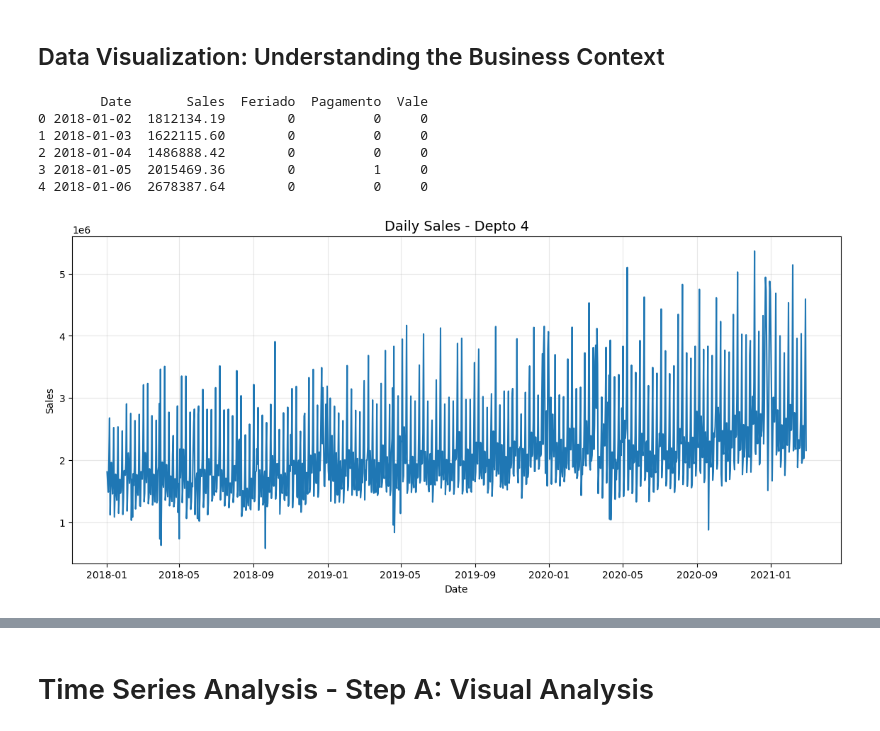
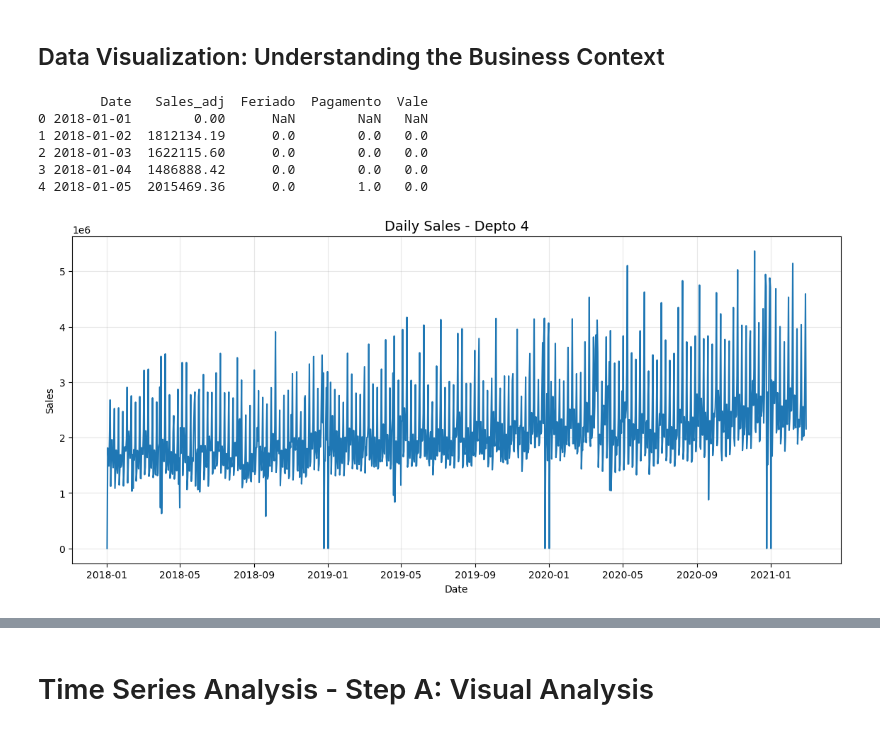
Before and after one commit to RakellM/ASN-DSA-T5, a Jupyter notebook: 33-ST/Homework/Project_1.ipynb, the cells around one changed output, grey strips where cells are left out. Drawn from its saved outputs; the diff is of its cells as text; code cells hidden in the pictures.

```diff
--- a/33-ST/Homework/Project_1.ipynb
+++ b/33-ST/Homework/Project_1.ipynb
@@ -776,3 +776,5 @@ df_complete = pd.DataFrame(
 
 # merge with original data
 df_complete = df_complete.merge(df_dep, on=['Date', 'Departamento'], how='left')
+df_complete['year_month'] = df_complete['Date'].dt.to_period('M')
+df_complete['payment_weekday'] = df_complete['Date'].dt.day_name()
@@ -1049,0 +1378,8 @@ print(check_payday[check_payday["day_name"] == "Monday"])
+# %%
+df_complete = df_complete.merge(results_payday_range_df[['payment_date']], left_on='Date', right_on='payment_date', how='left')
+
+# Add flags
+df_complete['is_calculated_payment_day'] = df_complete['Date'] == df_complete['payment_date']
+df_complete['payment_matches_rule'] = (df_complete['Pagamento'] == 1) & (df_complete['is_calculated_payment_day'] == True)
+
+df_complete
@@ -1049,0 +1757,19 @@ print(check_payday[check_payday["day_name"] == "Monday"])
+# %%
+# Generate all Vale dates
+vale_dates = []
+for year in range(2018, 2022):
+    for month in range(1, 13):
+        dates = get_vale_date(year, month, df_complete)
+        if dates:
+            for d in dates:
+                vale_dates.append({
+                    'year': year,
+                    'month': month,
+                    'vale_date': d,
+                    'day_of_month': d.day,
+                    'weekday': d.strftime('%A')
+                })
+
+vale_dates_df = pd.DataFrame(vale_dates)
+print(f"Total Vale dates generated: {len(vale_dates_df)}")
+print(vale_dates_df.head(20))
@@ -1049,0 +1810,8 @@ print(check_payday[check_payday["day_name"] == "Monday"])
+# %%
+df_complete = df_complete.merge(vale_dates_df[['vale_date']], left_on='Date', right_on='vale_date', how='left')
+
+# Add flags
+df_complete['is_calculated_vale_day'] = df_complete['Date'] == df_complete['vale_date']
+df_complete['vale_matches_rule'] = (df_complete['Vale'] == 1) & (df_complete['is_calculated_vale_day'] == True)
+
+# df_complete
@@ -1109,32 +1934,32 @@ Frequency table of categorical variable (with percentage and total):
 ## Data Visualization: Understanding the Business Context
 # %%
 # aggregate by date
-df_daily = df_dep.groupby("Date").agg({
-    'Sales': 'sum',           # Sum sales for the day
+df_daily = df_complete.groupby("Date").agg({
+    'Sales_adj': 'sum',           # Sum sales for the day
     'Feriado': 'max',         # Max flag (1 if any record is holiday, else 0)
     'Pagamento': 'max',
     'Vale': 'max'
 }).reset_index()
 
 # Display result
 print(df_daily.head())
 
 # Time series plot of the target variable
 plt.figure(figsize=(14, 6))
-plt.plot(df_daily['Date'], df_daily['Sales'])
+plt.plot(df_daily['Date'], df_daily['Sales_adj'])
 plt.title(f'Daily Sales - {choose_dept}', fontsize=14)
 plt.xlabel('Date')
 plt.ylabel('Sales')
 plt.grid(True, alpha=0.3)
 plt.show()
 # %% [output]
-        Date       Sales  Feriado  Pagamento  Vale
-0 2018-01-02  1812134.19        0          0     0
-1 2018-01-03  1622115.60        0          0     0
-2 2018-01-04  1486888.42        0          0     0
-3 2018-01-05  2015469.36        0          1     0
-4 2018-01-06  2678387.64        0          0     0
+        Date   Sales_adj  Feriado  Pagamento  Vale
+0 2018-01-01        0.00      NaN        NaN   NaN
+1 2018-01-02  1812134.19      0.0        0.0   0.0
+2 2018-01-03  1622115.60      0.0        0.0   0.0
+3 2018-01-04  1486888.42      0.0        0.0   0.0
+4 2018-01-05  2015469.36      0.0        1.0   0.0
-[figure, old version]
+[figure, new version]
 # %%
 # Check if we have all dates in your range
 print(f"Date range: {df_daily['Date'].min()} to {df_daily['Date'].max()}")
```
Also changed, not shown: parts of 49 cells of this notebook.
